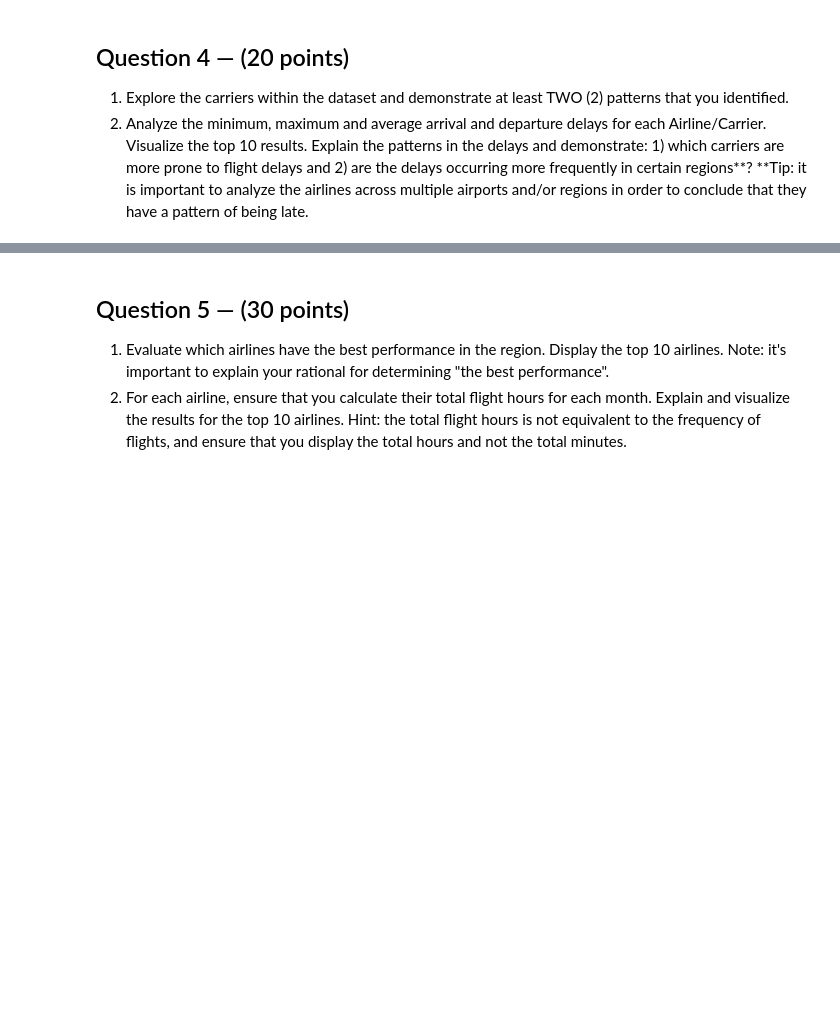
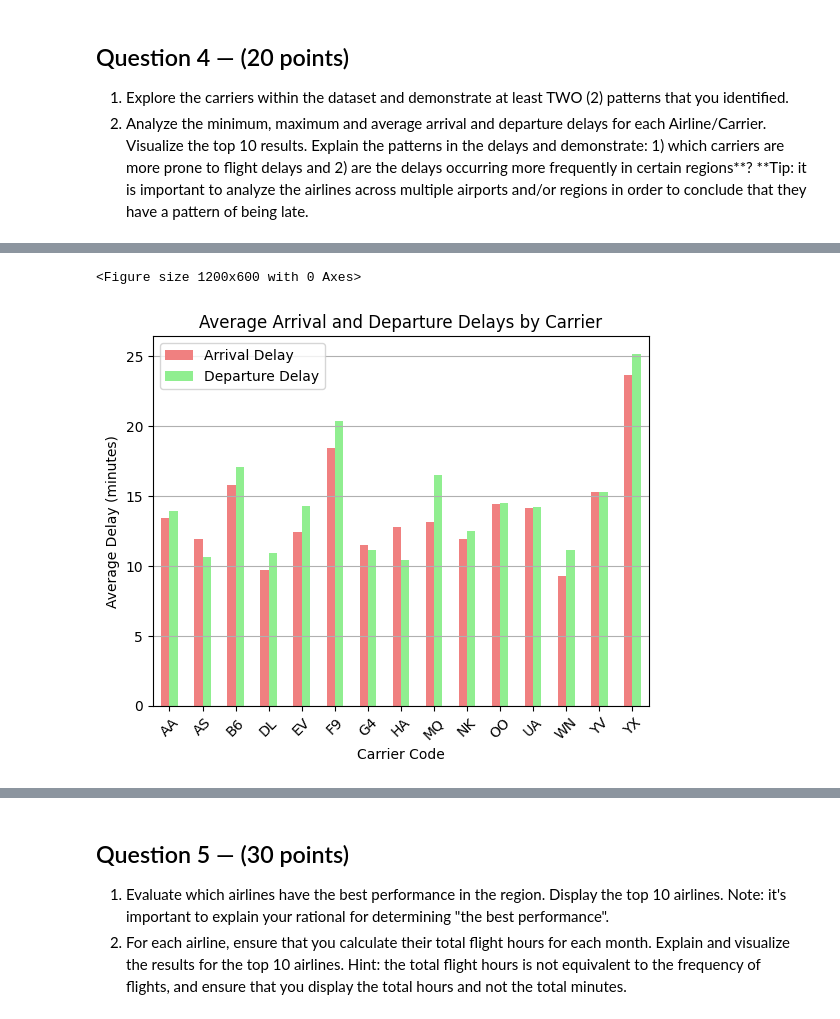
Before and after one commit to ayushzenith/practicum_1, a Jupyter notebook: Practicum.1.Group.30.ipynb, the cells around one changed output, grey strips where cells are left out. Saved outputs shown, nothing was run; the diff lists cells and outputs as text; code cells hidden in the pictures; blank space fills up the shorter version.

```diff
--- a/Practicum.1.Group.30.ipynb
+++ b/Practicum.1.Group.30.ipynb
@@ -459,0 +475,17 @@ The visualizations illustrate the market share of each airline, highlighting the
+# %%
+# Calculate average delays by carrier
+average_delays = df.groupby('CARRIER_CODE')[['ARR_DELAY', 'DEP_DELAY']].mean()
+
+# Visualization: Average Arrival and Departure Delays by Carrier
+plt.figure(figsize=(12, 6))
+average_delays.plot(kind='bar', color=['lightcoral', 'lightgreen'])
+plt.title('Average Arrival and Departure Delays by Carrier')
+plt.xlabel('Carrier Code')
+plt.ylabel('Average Delay (minutes)')
+plt.xticks(rotation=45)
+plt.grid(axis='y')
+plt.legend(['Arrival Delay', 'Departure Delay'])
+plt.show()
+# %% [output]
+<Figure size 1200x600 with 0 Axes>
+[figure, added]
```
Also changed, not shown: parts of 14 cells of this notebook, 1 other file.
